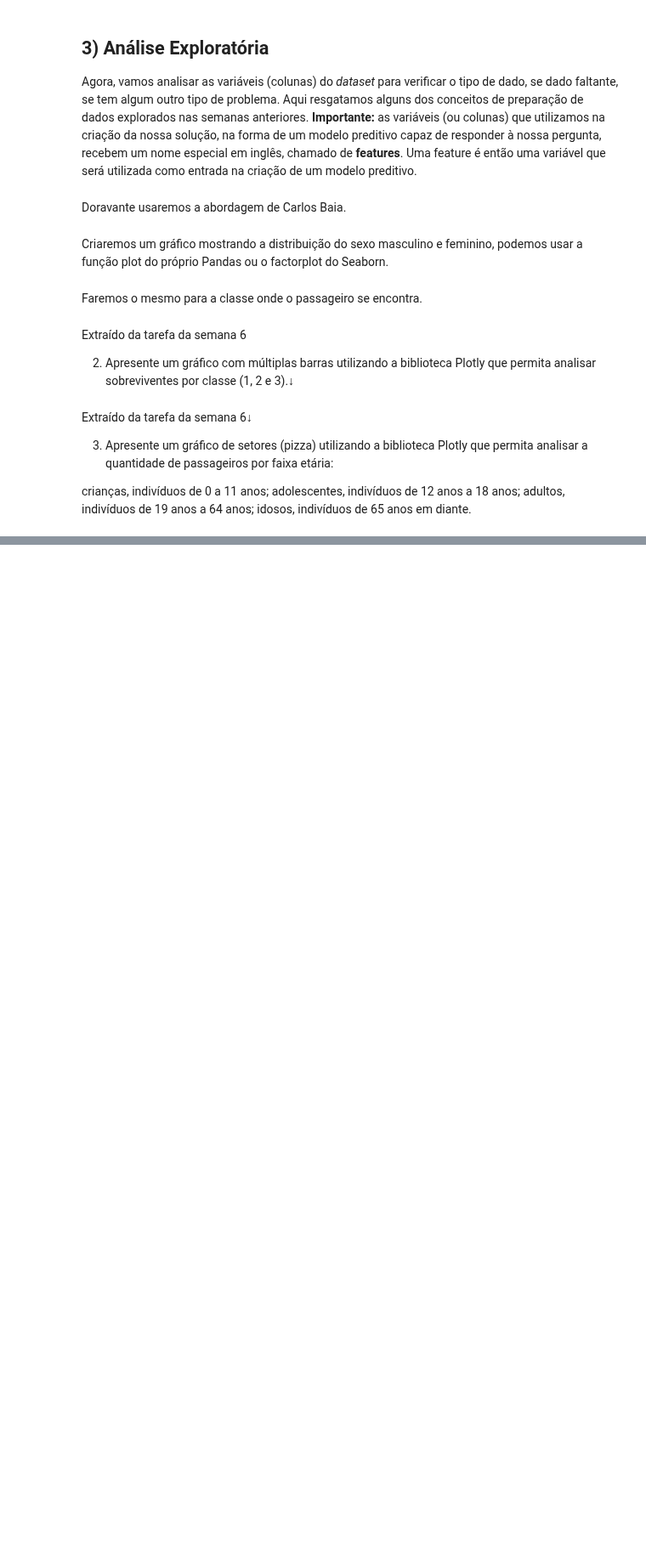
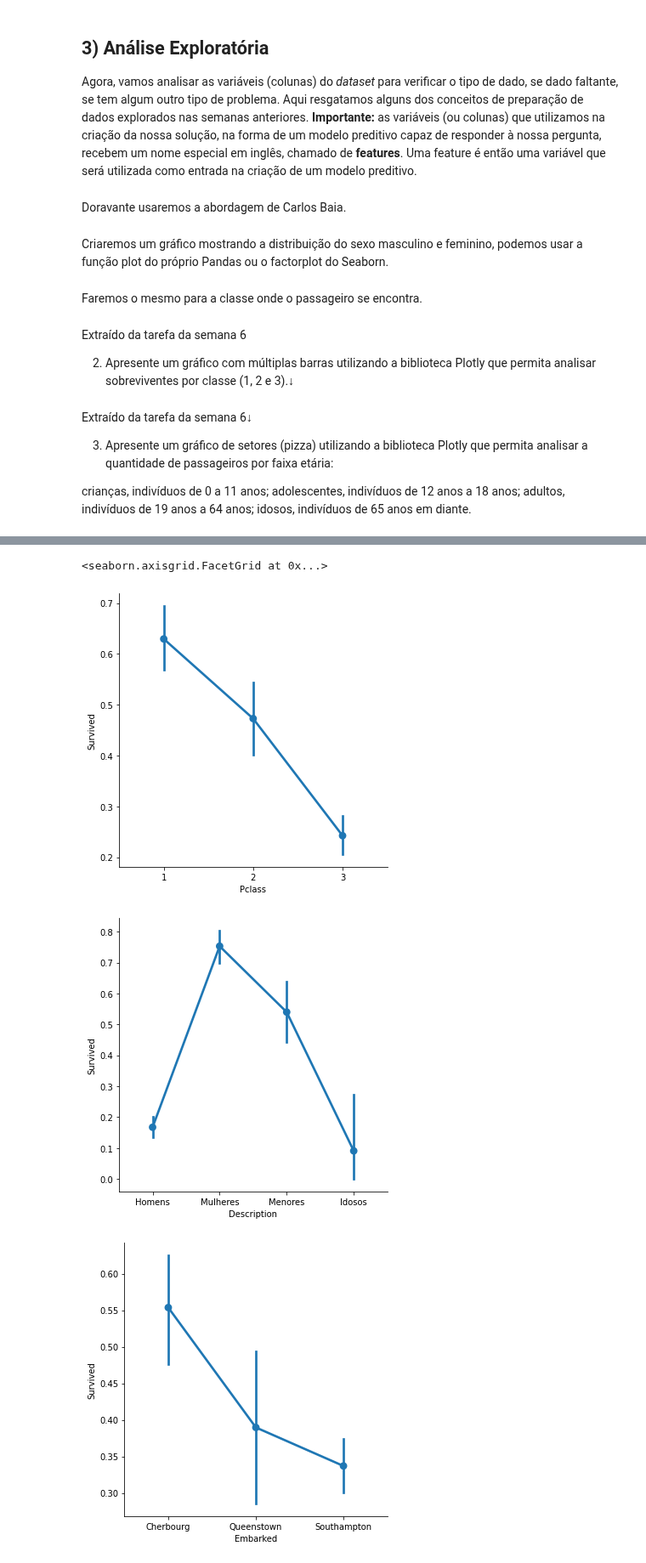
Before and after one commit to pcpiscator/Ciencia-de-dados, a Jupyter notebook: Titanic01.ipynb, the cells around one changed output, grey strips where cells are left out. Shown at 85% size. Saved outputs shown, nothing was run; the diff lists cells and outputs as text; code cells hidden in the pictures; blank space fills up the shorter version.

```diff
--- a/Titanic01.ipynb
+++ b/Titanic01.ipynb
@@ -208,0 +287,10 @@ sns.factorplot('Pclass', data=dados, hue='Sex', kind='count')
+# %%
+sns.factorplot('Pclass', 'Survived', data=dados)
+sns.factorplot('Description', 'Survived', data=dados)
+sns.factorplot('Embarked', 'Survived', data=dados, order=city_map.keys()).set_xticklabels(city_map.values())
+sns.factorplot('IsAlone', 'Survived', data=dados)
+# %% [output]
+<seaborn.axisgrid.FacetGrid at 0x...>
+[figure, added]
+[figure, added]
+[figure, added]
```
Also changed, not shown: parts of 13 cells of this notebook.
